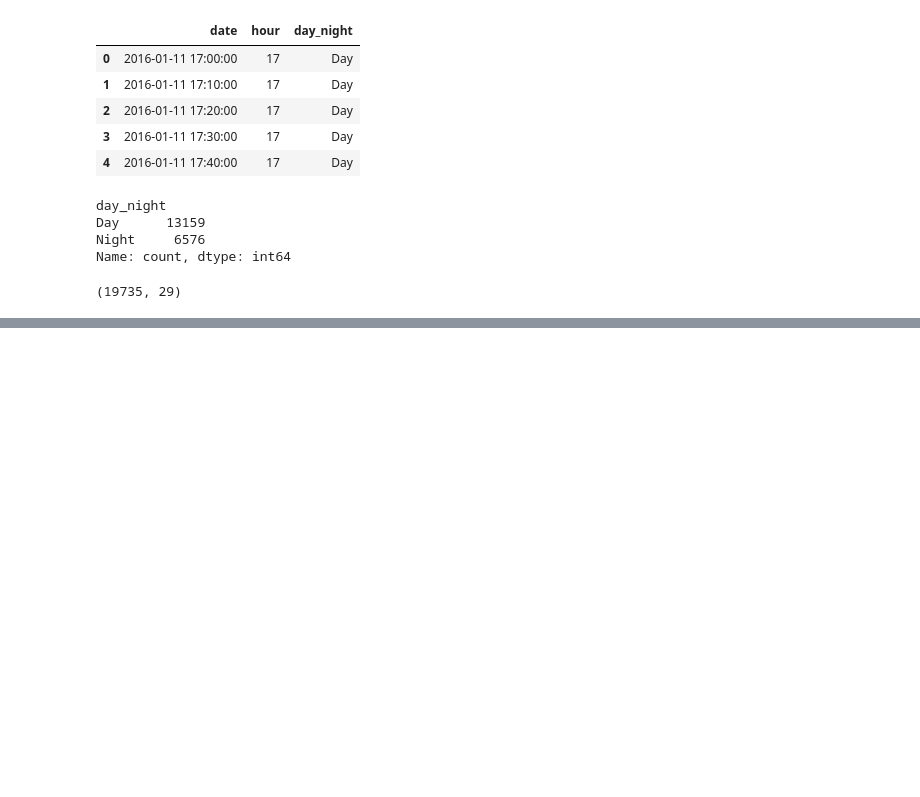
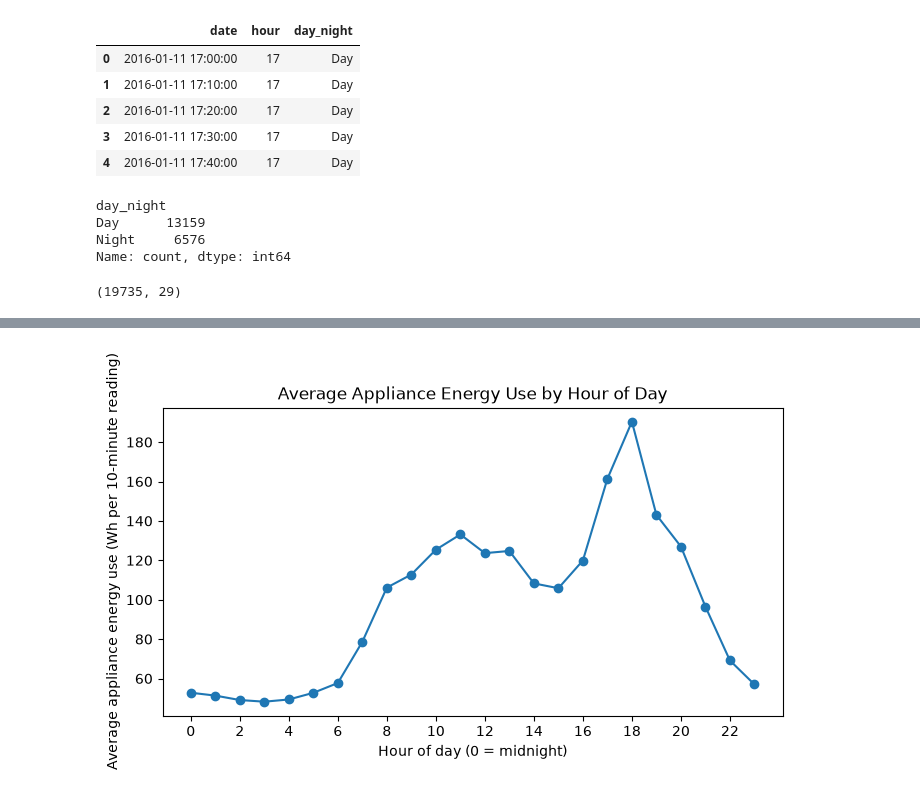
Before and after one commit to elouisedivine-commits/appliances-energy-analysis, a Jupyter notebook: cleaning.ipynb, the cells around one changed output, grey strips where cells are left out. Saved outputs shown, nothing was run; the diff lists cells and outputs as text; code cells hidden in the pictures; blank space fills up the shorter version.

```diff
--- a/cleaning.ipynb
+++ b/cleaning.ipynb
@@ -109,0 +168,12 @@ df.to_csv("energydata_clean.csv", index=False)
+# %%
+hourly = df.groupby("hour")["Appliances"].mean()
+
+plt.figure(figsize=(8, 4))
+plt.plot(hourly.index, hourly.values, marker="o")
+plt.title("Average Appliance Energy Use by Hour of Day")
+plt.xlabel("Hour of day (0 = midnight)")
+plt.ylabel("Average appliance energy use (Wh per 10-minute reading)")
+plt.xticks(range(0, 24, 2))
+plt.show()
+# %% [output]
+[figure, added]
```
Also changed, not shown: parts of 9 cells of this notebook.
